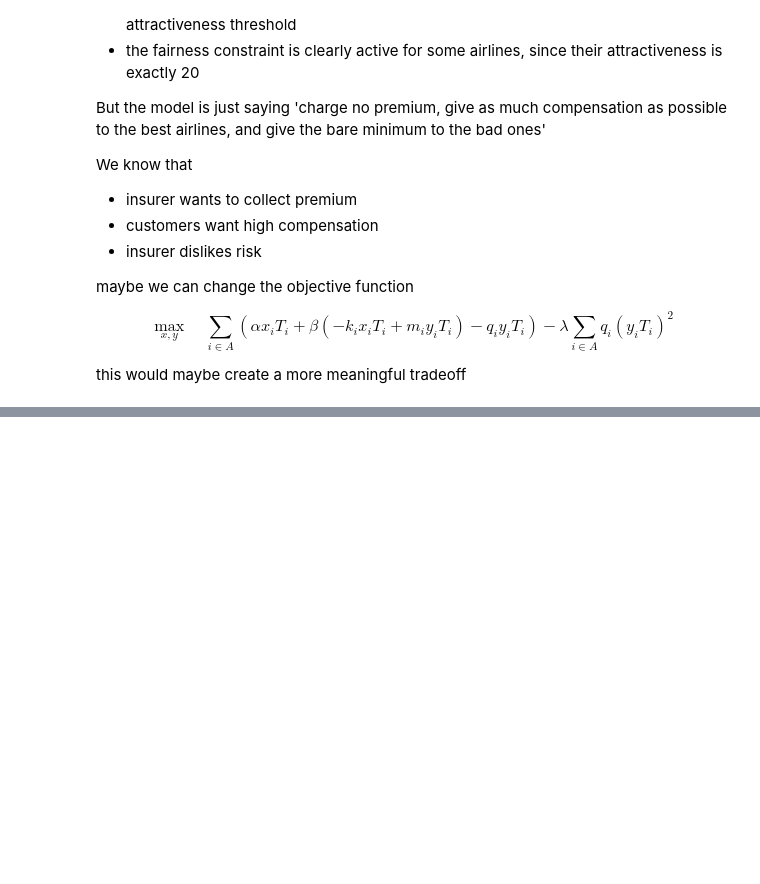
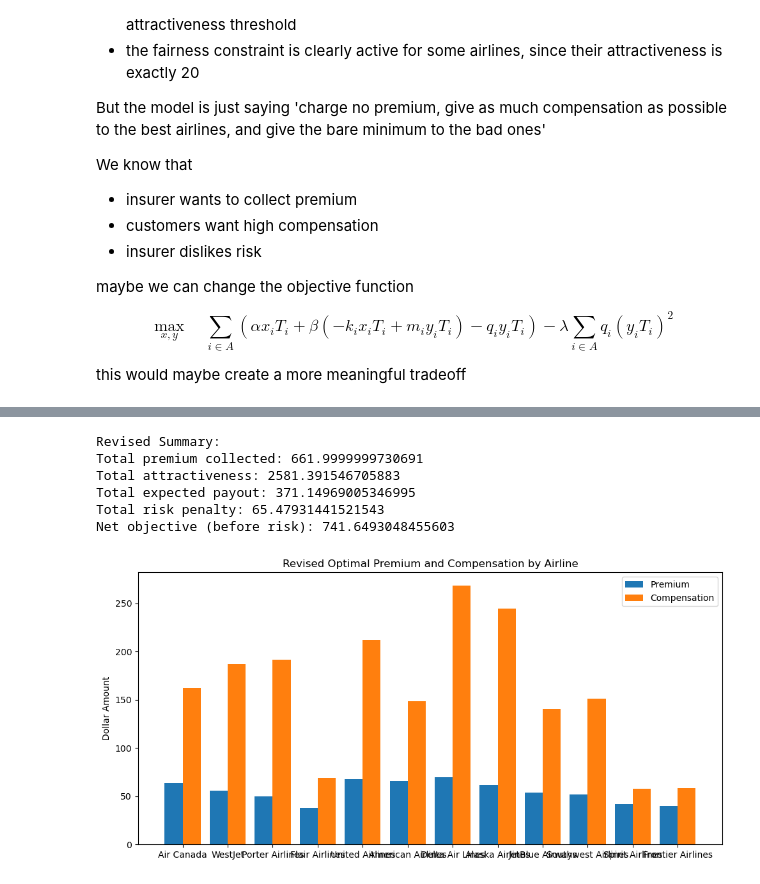
Before and after one commit to ffb-027/MATH_441_project_3, a Jupyter notebook: v1_report.ipynb, the cells around one changed output, grey strips where cells are left out. Drawn from its saved outputs; the diff is of its cells as text; code cells hidden in the pictures; blank space fills up the shorter version.

Commit message:
Revised objective function code

```diff
--- a/v1_report.ipynb
+++ b/v1_report.ipynb
@@ -404,0 +444,23 @@ this would maybe create a more meaningful tradeoff
+# %%
+# Extract revised results
+premium_amount_rev = x.value * T
+comp_amount_rev = y.value * T
+attractiveness_rev = -k * premium_amount_rev + m * comp_amount_rev
+expected_payout_rev = q * comp_amount_rev
+risk_penalty_component_rev = lam * q * (comp_amount_rev ** 2)
+
+results_rev = pd.DataFrame({
+    "Airport": airlines,
+    "AverageFare": T,
+    "DelayProb": q,
+    "PremiumFraction_x": x.value,
+    "CompFraction_y": y.value,
+    "PremiumAmount": premium_amount_rev,
+    "CompensationAmount": comp_amount_rev,
+    "Attractiveness": attractiveness_rev,
+    "ExpectedPayout": expected_payout_rev,
+    "RiskPenaltyComponent": risk_penalty_component_rev
+})
+
+print("Revised optimal insurance design:")
+results_rev.round(4)
@@ -404,0 +482,36 @@ this would maybe create a more meaningful tradeoff
+# %%
+# Revised summary metrics
+total_premium_rev = np.sum(premium_amount_rev)
+total_attractiveness_rev = np.sum(attractiveness_rev)
+total_expected_payout_rev = np.sum(expected_payout_rev)
+total_risk_penalty_rev = np.sum(risk_penalty_component_rev)
+
+print("\nRevised Summary:")
+print("Total premium collected:", total_premium_rev)
+print("Total attractiveness:", total_attractiveness_rev)
+print("Total expected payout:", total_expected_payout_rev)
+print("Total risk penalty:", total_risk_penalty_rev)
+print("Net objective (before risk):", alpha * total_premium_rev + beta * total_attractiveness_rev - total_expected_payout_rev - total_risk_penalty_rev)
+# %% [output]
+Revised Summary:
+Total premium collected: 661.9999999730691
+Total attractiveness: 2581.391546705883
+Total expected payout: 371.14969005346995
+Total risk penalty: 65.47931441521543
+Net objective (before risk): 741.6493048455603
+# %%
+# Plot revised premium vs compensation
+x_pos = np.arange(nA)
+
+plt.figure(figsize=(10, 5))
+plt.bar(x_pos - 0.2, premium_amount_rev, width=0.4, label="Premium")
+plt.bar(x_pos + 0.2, comp_amount_rev, width=0.4, label="Compensation")
+
+plt.xticks(x_pos, airlines)
+plt.ylabel("Dollar Amount")
+plt.title("Revised Optimal Premium and Compensation by Airline")
+plt.legend()
+plt.tight_layout()
+plt.show()
+# %% [output]
+[figure, added]
```
Also changed, not shown: parts of 12 cells of this notebook.
